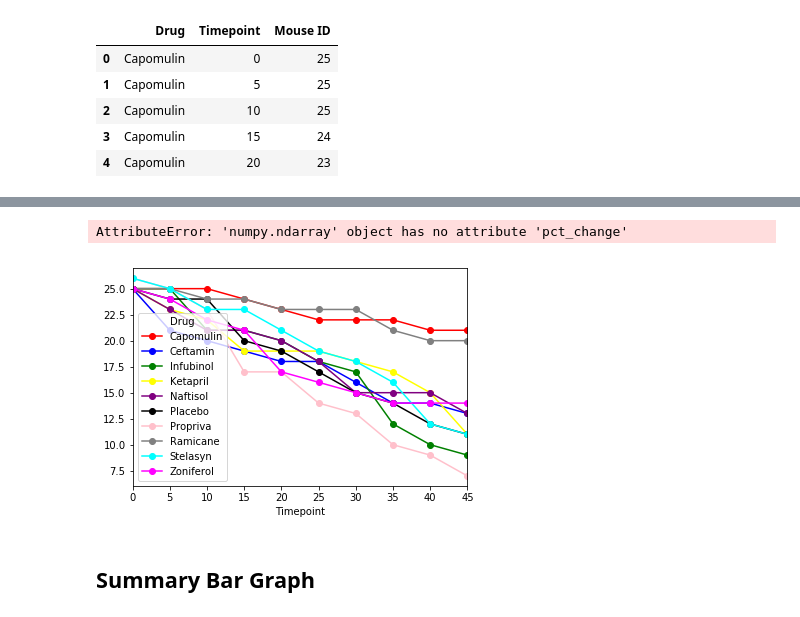
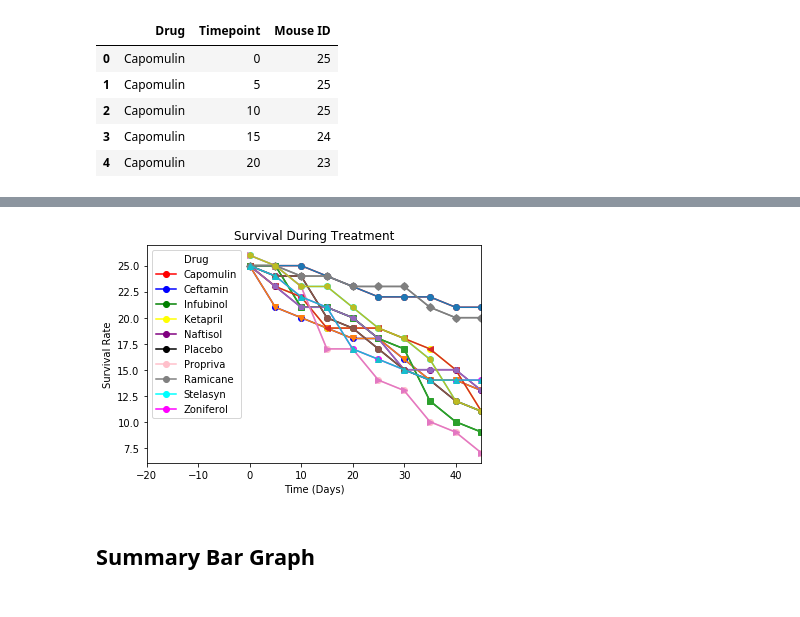
Before and after one commit to poogoel/Bootcamp-Homework, a Jupyter notebook: Pymaceuticals/pymaceuticals.ipynb, the cells around one changed output, grey strips where cells are left out. Drawn from its saved outputs; the diff is of its cells as text; code cells hidden in the pictures.

```diff
--- a/Pymaceuticals/pymaceuticals.ipynb
+++ b/Pymaceuticals/pymaceuticals.ipynb
@@ -318,37 +299,30 @@ Percent_change_mice_data
 # %%
 # Plot sample means with error bars
-labels = ['Capomulin','Ceftamin','Infubinol','Ketapril','Naftisol','Placebo','Propriva','Ramicane','Stelasyn','Zoniferol']
+#labels = ['Capomulin','Ceftamin','Infubinol','Ketapril','Naftisol','Placebo','Propriva','Ramicane','Stelasyn','Zoniferol']
+labels = trm_mouse.columns
 colors = ['red','blue','green','yellow','purple','black','pink','grey','cyan','magenta']
+markers= ["o","v","s","<","p","8",">","D","h","^"]
 df = trm_mouse
-df_yerr = trm_mouse
+markerreference=0
+
 
 fig, ax = plt.subplots()
 df.plot(ax=ax, marker="o",color=colors)
 
-index = df.index
-rows = len(index)
-columns = len(df.columns)
-
-#factor = 0.95
-for column,color in zip(range(columns),colors):
-    y_curr = df.values[:,column]
-    y = y_curr.pct_change()
-    yerr = df_yerr.values[:,column]
-    ax.errorbar(df.index, y, yerr=yerr, markersize=0,fmt="o", alpha=0.5,capsize=5,color=color,zorder = 10,)
-    #ax.errorbar(df.index*factor, y, yerr=yerr, fmt="o", capsize=5,color=color,zorder = 10,)
-    #factor *= 1.02
+for x in labels:
+    plt.errorbar(trm_mouse.index,trm_mouse[x], marker = markers[markerreference])
+    markerreference = markerreference+1
 
 
-ax.set_xlim(10, 100)
-ax.set_ylim(35, 80)
-ax.yaxis.grid(True)
+ax.set_xlim(left = -20)
+#ax.set_ylim(40, 100)
+#ax.yaxis.grid(True)
 ax.set_xlabel("Time (Days)")
-ax.set_ylabel("Survival Rate %")
+ax.set_ylabel("Survival Rate")
 ax.set_title('Survival During Treatment')
 plt.show()
 # %% [output]
-AttributeError: 'numpy.ndarray' object has no attribute 'pct_change'
-[figure, old version]
+[figure, new version]
 # %%
 # Generate the Plot (Accounting for percentages)
 
```
Also changed, not shown: parts of 4 cells of this notebook.
